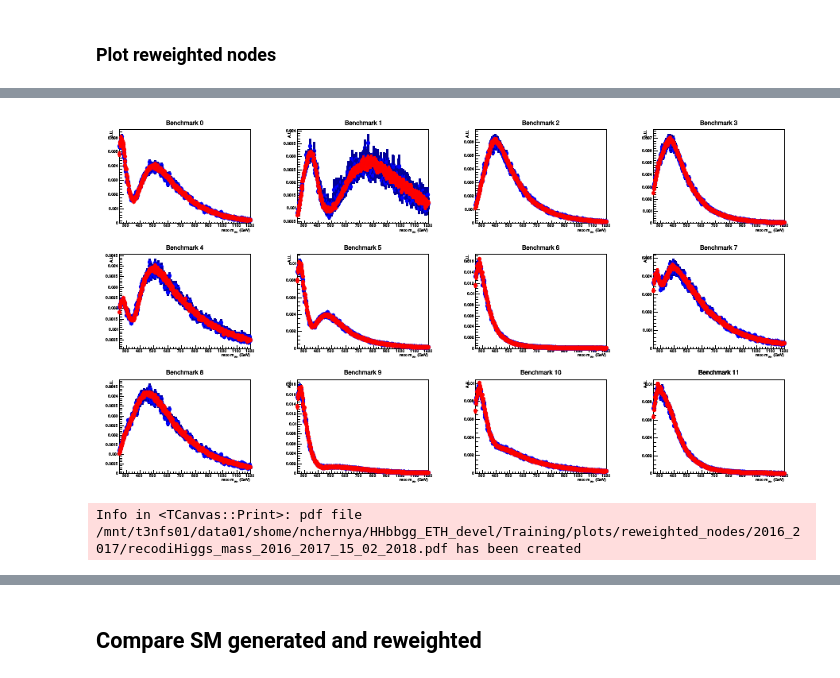
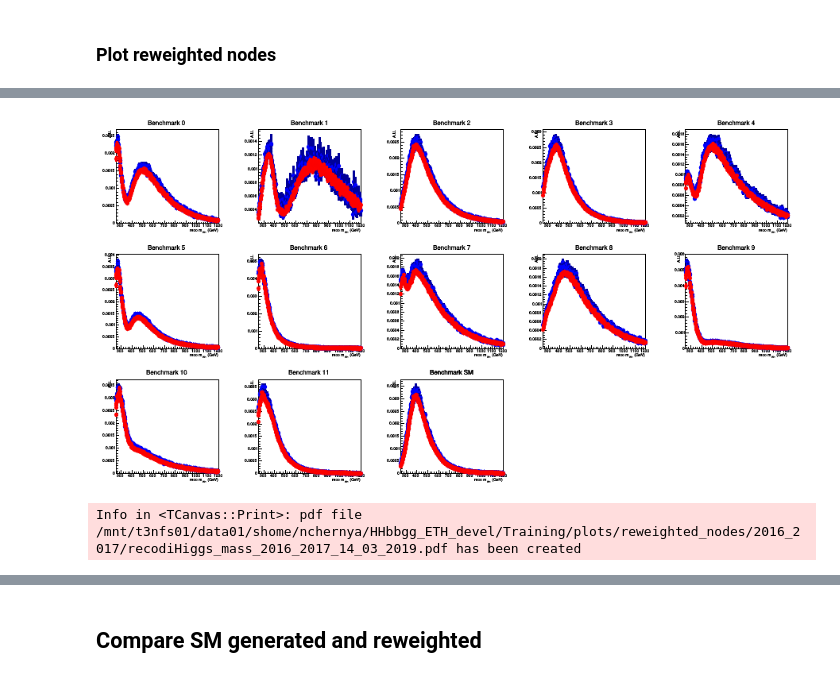
Before and after one commit to chernyavskaya/HHbbgg_ETH, a Jupyter notebook: Training/notebooks/makeHHreweightingHist.ipynb, the cells around one changed output, grey strips where cells are left out. Cells and saved outputs as stored; diff of their text form; code cells hidden in the pictures.

Commit message:
training on reweighted nodes and reweigted SM

```diff
--- a/Training/notebooks/makeHHreweightingHist.ipynb
+++ b/Training/notebooks/makeHHreweightingHist.ipynb
@@ -63,3 +50,20 @@ chainsGen = []
+# %%
+#year = '2016'
+year = '2017'
+if year=='2017':
+    file_dir = '/shome/nchernya/HHbbgg_ETH_devel/root_files/ntuples_2017_20191303/'
+    name='GluGluToHHTo2B2G_12nodes_13TeV_madgraph_correctedcfg_13TeV'
+    inname = 'output_GluGluToHHTo2B2G_12nodes_13TeV-madgraph_2017'
+if year=='2016':
+    file_dir = '/shome/nchernya/HHbbgg_ETH_devel/root_files/ntuples_2016_20191303/'
+    name='GluGluToHHTo2B2G_12nodes_13TeV_madgraph_13TeV'
+    inname = 'output_GluGluToHHTo2B2G_12nodes_13TeV-madgraph_2016'
+out_dir = file_dir
+
+
+outname = inname+'_%s'%('merged')
+inname +='.root'
+outname+='.root'
 # %%
 out = TFile(out_dir+outname,'recreate')
 gen_events_per_node = []
@@ -95,7 +94,7 @@ newtree.Write()
 out.Close()
 # %%
 plot_dir = '/mnt/t3nfs01/data01/shome/nchernya/HHbbgg_ETH_devel/Training/plots/reweighted_nodes/2016_2017/'
-date = '15_02_2018'
+date = '14_03_2019'
 # %% [markdown]
 ### Calculate normalization weight from gen tree without any preselection
 # %%
@@ -140,43 +151,65 @@ Integrals for 2016, 2017 {'2017': {'benchmark_10_normalization': 8.26328, 'bench
 # %%
 sum=0.
 c = TCanvas("c","c",900,500)
-c.Divide(4,3)
-name='GluGluToHHTo2B2G_reweighted'
-filename  = 'output_GluGluToHHTo2B2G_mixReweightedNodes_13TeV-madgraph'
-infile = TFile(file_dir+filename+'_2016.root')
-infile_2017 = TFile(file_dir+filename+'_correctedcfg_2017.root')
+c.Divide(5,3)
+file_dir = '/shome/nchernya/HHbbgg_ETH_devel/root_files/ntuples_2016_20191303/'
+
+file_dir_2017 = '/shome/nchernya/HHbbgg_ETH_devel/root_files/ntuples_2017_20191303/'
+name='GluGluToHHTo2B2G_12nodes_13TeV_madgraph'
+filename  = 'output_GluGluToHHTo2B2G_12nodes_13TeV-madgraph'
+infile = TFile(file_dir+filename+'_2016_merged.root')
+infile_2017 = TFile(file_dir_2017+filename+'_2017_merged.root')
+
+
 hists_list=[]
 hists_list_2017=[]
 reco_gen = ['','_GenAll']
 which_reco_gen = 0
 diHiggs_mass = ['diHiggs_mass','mhh']
+ranges = [500,250,1200]
 i=0
-for num_node in range(0,12):
+nodes = list(np.arange(0,12,1))
+nodes.append('SM')
+
+for num_node in nodes:
     c.cd(i+1)
     tree_2017 = infile_2017.Get(name+reco_gen[which_reco_gen])
-    hist_2017 = TH1F("hist_2017_%d"%num_node,"hist_2017_%d"%num_node,500,250,1200)
+    hist_2017 = TH1F("hist_2017_%s"%num_node,"hist_2017_%s"%num_node,ranges[0],ranges[1],ranges[2])
     hist_2017.SetLineColor(2)
     hist_2017.SetMarkerColor(2)
-    tree_2017.Draw("%s>>hist_2017_%d"%(diHiggs_mass[which_reco_gen],num_node),"weight*benchmark_reweight_%d"%num_node)
-    hist_2017.Scale(1./hist_2017.Integral())
+
+    norm_value = normalization['2017']['benchmark_%s_normalization'%num_node]
+    tree_2017.Draw("%s>>hist_2017_%s"%(diHiggs_mass[which_reco_gen],num_node),"weight*benchmark_reweight_%s/%s"%(num_node,norm_value))
+    #  hist_2017.Scale(1./hist_2017.Integral())
+  #  print '2017 Integral for benchmark ',num_node,' : ', hist_2017.Integral()
 
     tree = infile.Get(name+reco_gen[which_reco_gen])
-    hist = TH1F("hist_2016_%d"%num_node,"hist_2016_%d"%num_node,500,250,1200)
-    hist.SetTitle("Benchmark %d"%(num_node))
+    hist = TH1F("hist_2016_%s"%num_node,"hist_2016_%s"%num_node,ranges[0],ranges[1],ranges[2])
+    hist.SetTitle("Benchmark %s"%(num_node))
     if which_reco_gen ==0 : hist.GetXaxis().SetTitle('reco m_{HH} (GeV)')
     else : hist.GetXaxis().SetTitle('gen m_{HH} (GeV)')
 
     hist.GetYaxis().SetTitle('A.U.')
     ROOT.gStyle.SetOptTitle(1)
     ROOT.gStyle.SetOptStat(0)
-    tree.Draw("%s>>hist_2016_%d"%(diHiggs_mass[which_reco_gen],num_node),"weight*benchmark_reweight_%d"%num_node)
-    hist.Scale(1./hist.Integral())
+    norm_value = normalization['2016']['benchmark_%s_normalization'%num_node]
+    tree.Draw("%s>>hist_2016_%s"%(diHiggs_mass[which_reco_gen],num_node),"weight*benchmark_reweight_%s/%s"%(num_node,norm_value))
+
+  #  hist.Scale(1./hist.Integral())
+ #   print '2016 Integral for benchmark ',num_node,' : ', hist.Integral()
+
+    print '2016/2017 Integral for benchmark ',num_node,' : ', hist.Integral()/hist_2017.Integral()
 
 
     hist.Draw("APsame")
     hists_list.append(hist)
     hist_2017.Draw("same")
     hists_list_2017.append(hist_2017)
+
+    hists_list.append(hist_sum)
+    hists_list_2017.append(hist_sum_2017)
+
+
     i+=1
 c.Draw()
 if which_reco_gen ==0 : c.SaveAs(plot_dir+'recodiHiggs_mass_2016_2017_'+date+'.pdf')
@@ -185,2 +231,2 @@ else : c.SaveAs(plot_dir+'gendiHiggs_mass_2016_2017_'+date+'.pdf')
-[figure, old version]
+[figure, new version]
-Info in <TCanvas::Print>: pdf file /mnt/t3nfs01/data01/shome/nchernya/HHbbgg_ETH_devel/Training/plots/reweighted_nodes/2016_2017/recodiHiggs_mass_2016_2017_15_02_2018.pdf has been created
+Info in <TCanvas::Print>: pdf file /mnt/t3nfs01/data01/shome/nchernya/HHbbgg_ETH_devel/Training/plots/reweighted_nodes/2016_2017/recodiHiggs_mass_2016_2017_14_03_2019.pdf has been created
```
Also changed, not shown: parts of 15 cells of this notebook, 4 other files.
